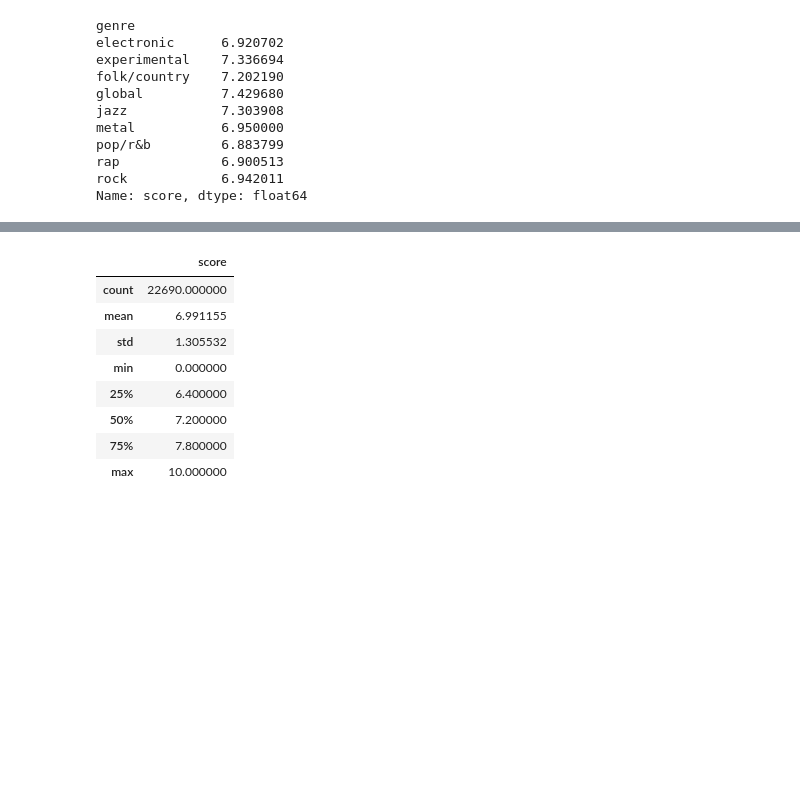
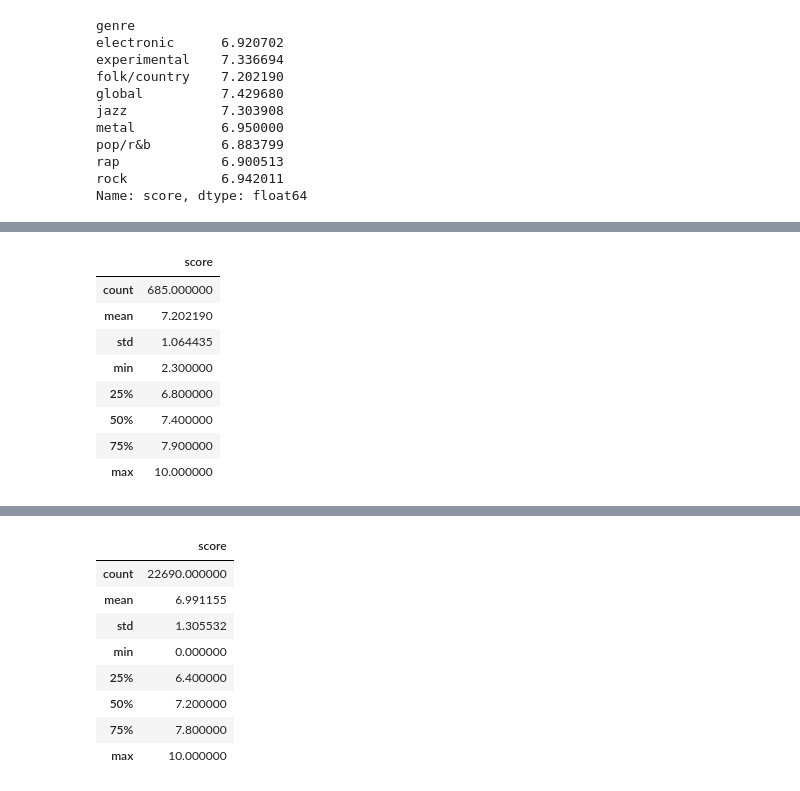
Before and after one commit to tsgreenwood-flatiron-data-science/mod2_final_project, a Jupyter notebook: question1.ipynb, the cells around one changed output, grey strips where cells are left out. Drawn from its saved outputs; the diff is of its cells as text; code cells hidden in the pictures; blank space fills up the shorter version.

```diff
--- a/question1.ipynb
+++ b/question1.ipynb
@@ -193,0 +206,12 @@ Name: score, dtype: float64
+# %%
+folk_scores.describe()
+# %% [output]
+|  | score |
+| count | 685.000000 |
+| mean | 7.202190 |
+| std | 1.064435 |
+| min | 2.300000 |
+| 25% | 6.800000 |
+| 50% | 7.400000 |
+| 75% | 7.900000 |
+| max | 10.000000 |
```
Also changed, not shown: parts of 14 cells of this notebook.
